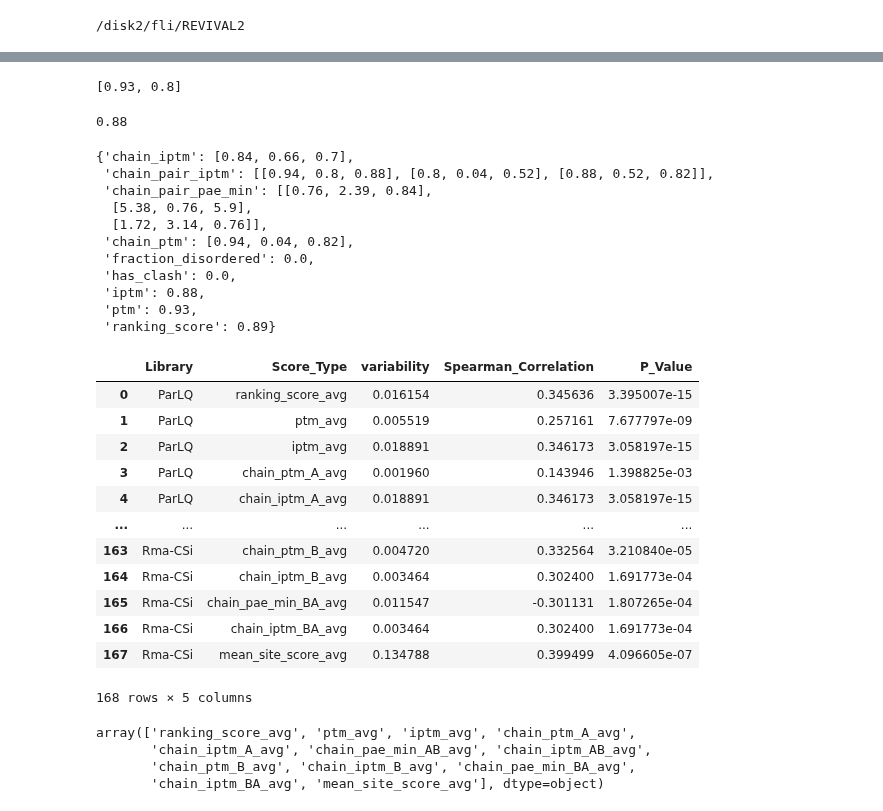
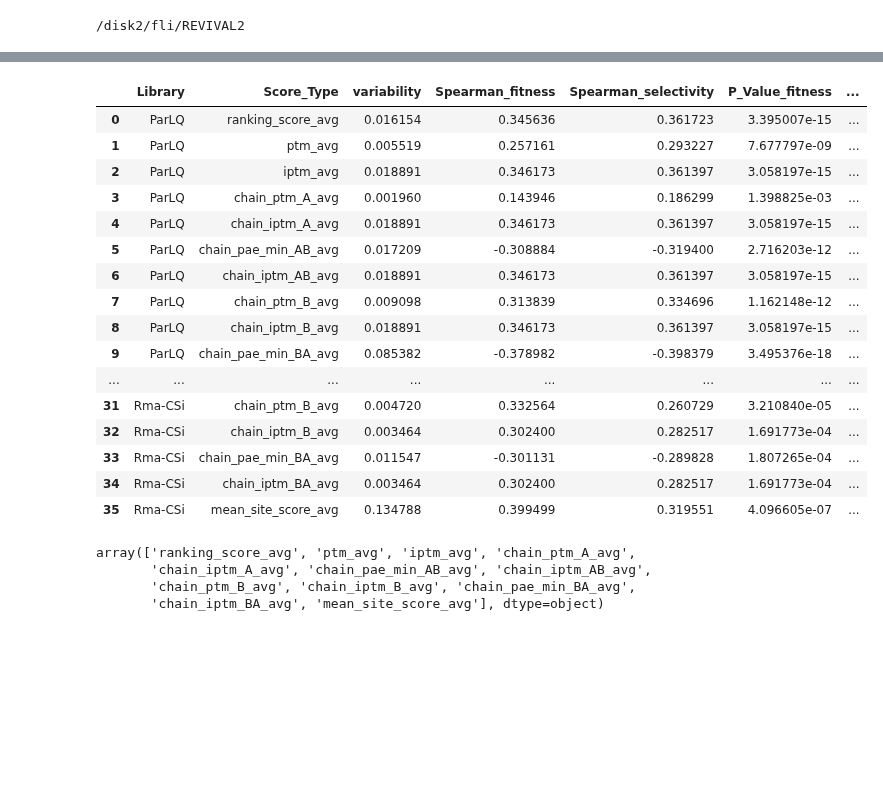
Before and after one commit to fhalab/substrate_aware_zs, a Jupyter notebook: sandbox/get_af3_score.ipynb, the cells around one changed output, grey strips where cells are left out. Drawn from its saved outputs; the diff is of its cells as text; code cells hidden in the pictures; blank space fills up the shorter version.

```diff
--- a/sandbox/get_af3_score.ipynb
+++ b/sandbox/get_af3_score.ipynb
@@ -36,25 +8,3 @@ json_dict
-# %%
-json_dict["chain_ptm"]
-# %% [output]
-[0.93, 0.8]
-# %%
-json_dict["chain_pair_iptm"][0][1]
-# %% [output]
-0.88
-# %%
-load_json("/disk2/fli/REVIVAL2/zs/af3/struct_seperate/ParLQ/f89a/f89a_summary_confidences.json")
-# %% [output]
-{'chain_iptm': [0.84, 0.66, 0.7],
- 'chain_pair_iptm': [[0.94, 0.8, 0.88], [0.8, 0.04, 0.52], [0.88, 0.52, 0.82]],
- 'chain_pair_pae_min': [[0.76, 2.39, 0.84],
-  [5.38, 0.76, 5.9],
-  [1.72, 3.14, 0.76]],
- 'chain_ptm': [0.94, 0.04, 0.82],
- 'fraction_disordered': 0.0,
- 'has_clash': 0.0,
- 'iptm': 0.88,
- 'ptm': 0.93,
- 'ranking_score': 0.89}
 # %%
 import pandas as pd
 import numpy as np
@@ -66,7 +16,12 @@ from REVIVAL.util import get_file_name
 results = []
 
 # Loop through the CSV files and calculate Spearman correlation
-for lib in sorted(glob("/disk2/fli/REVIVAL2/data/meta/not_scaled/*.csv")):
+# for lib in sorted(glob("/disk2/fli/REVIVAL2/data/meta/not_scaled/*.csv")):
+for lib in [
+    "/disk2/fli/REVIVAL2/data/meta/not_scaled/ParLQ.csv",
+    "/disk2/fli/REVIVAL2/data/meta/not_scaled/Rma-CB.csv",
+    "/disk2/fli/REVIVAL2/data/meta/not_scaled/Rma-CSi.csv"
+    ]:
     lib_name = get_file_name(lib)
     lib_df = pd.read_csv(lib)
     af3_df = pd.read_csv(f'/disk2/fli/REVIVAL2/zs/af3/score_joint/{lib_name}.csv')
@@ -78,51 +33,64 @@ for lib in sorted(glob("/disk2/fli/REVIVAL2/data/meta/not_scaled/*.csv")):
     std_c = [c for c in af3_df.columns if "std" in c and "disordered" not in c and "chain_pae_min_AA" not in c and "chain_pae_min_BB" not in c]
     agg_c = [c for c in af3_df.columns if "agg" in c and "disordered" not in c and "chain_pae_min_AA" not in c and "chain_pae_min_BB" not in c]
 
+    merge_cols = ["var", "fitness"]
+
+    if "selectivity" in lib_df.columns:
+        merge_cols.append("selectivity")
     # Merge dataframes on the 'var' column
-    merged_df = pd.merge(af3_df[["var"] + avg_c + std_c], lib_df[["var", "fitness"]], on="var", how="outer")
+    merged_df = pd.merge(af3_df[["var"] + avg_c + std_c], lib_df[merge_cols], on="var", how="outer")
 
     # Calculate Spearman correlation for each column in avg_c
     for c in avg_c:
         lib_df_valid = merged_df.copy()
-        valid_rows = lib_df_valid[["fitness", c]].dropna()
+        valid_rows = lib_df_valid[["fitness", "selectivity", c]].dropna()
         correlation, p_value = spearmanr(valid_rows["fitness"].values, valid_rows[c].values)
+        correlation_select, p_value_select = spearmanr(valid_rows["selectivity"].values, valid_rows[c].values)
         # correlation, p_value = spearmanr(merged_df["fitness"].values, merged_df[c].values)
         if "agg" not in c:
             std_col = merged_df[c.replace("avg", "std")].values
             results.append({
                 "Library": lib_name,
                 "Score_Type": c,
                 "variability": std_col.mean(),
-                "Spearman_Correlation": correlation,
-                "P_Value": p_value
+                "Spearman_fitness": correlation,
+                "Spearman_selectivity": correlation_select,
+                "P_Value_fitness": p_value,
+                "P_Value_selectivity": p_value_select
+
+
             })
         else:
             results.append({
                 "Library": lib_name,
                 "Score_Type": c,
                 "variability": np.nan,
                 "Spearman_Correlation ": correlation,
                 "P_Value": p_value
         })
 
 
 # Convert results into a DataFrame and display it as a table
 results_df = pd.DataFrame(results)
 results_df
 # %% [output]
-|  | Library | Score_Type | variability | Spearman_Correlation | P_Value |
-| 0 | ParLQ | ranking_score_avg | 0.016154 | 0.345636 | 3.395007e-15 |
-| 1 | ParLQ | ptm_avg | 0.005519 | 0.257161 | 7.677797e-09 |
-| 2 | ParLQ | iptm_avg | 0.018891 | 0.346173 | 3.058197e-15 |
-| 3 | ParLQ | chain_ptm_A_avg | 0.001960 | 0.143946 | 1.398825e-03 |
-| 4 | ParLQ | chain_iptm_A_avg | 0.018891 | 0.346173 | 3.058197e-15 |
-| ... | ... | ... | ... | ... | ... |
-| 163 | Rma-CSi | chain_ptm_B_avg | 0.004720 | 0.332564 | 3.210840e-05 |
-| 164 | Rma-CSi | chain_iptm_B_avg | 0.003464 | 0.302400 | 1.691773e-04 |
-| 165 | Rma-CSi | chain_pae_min_BA_avg | 0.011547 | -0.301131 | 1.807265e-04 |
-| 166 | Rma-CSi | chain_iptm_BA_avg | 0.003464 | 0.302400 | 1.691773e-04 |
-| 167 | Rma-CSi | mean_site_score_avg | 0.134788 | 0.399499 | 4.096605e-07 |
+|  | Library | Score_Type | variability | Spearman_fitness | Spearman_selectivity | P_Value_fitness | ... |
+| 0 | ParLQ | ranking_score_avg | 0.016154 | 0.345636 | 0.361723 | 3.395007e-15 | ... |
+| 1 | ParLQ | ptm_avg | 0.005519 | 0.257161 | 0.293227 | 7.677797e-09 | ... |
+| 2 | ParLQ | iptm_avg | 0.018891 | 0.346173 | 0.361397 | 3.058197e-15 | ... |
+| 3 | ParLQ | chain_ptm_A_avg | 0.001960 | 0.143946 | 0.186299 | 1.398825e-03 | ... |
+| 4 | ParLQ | chain_iptm_A_avg | 0.018891 | 0.346173 | 0.361397 | 3.058197e-15 | ... |
+| 5 | ParLQ | chain_pae_min_AB_avg | 0.017209 | -0.308884 | -0.319400 | 2.716203e-12 | ... |
+| 6 | ParLQ | chain_iptm_AB_avg | 0.018891 | 0.346173 | 0.361397 | 3.058197e-15 | ... |
+| 7 | ParLQ | chain_ptm_B_avg | 0.009098 | 0.313839 | 0.334696 | 1.162148e-12 | ... |
+| 8 | ParLQ | chain_iptm_B_avg | 0.018891 | 0.346173 | 0.361397 | 3.058197e-15 | ... |
+| 9 | ParLQ | chain_pae_min_BA_avg | 0.085382 | -0.378982 | -0.398379 | 3.495376e-18 | ... |
+| ... | ... | ... | ... | ... | ... | ... | ... |
+| 31 | Rma-CSi | chain_ptm_B_avg | 0.004720 | 0.332564 | 0.260729 | 3.210840e-05 | ... |
+| 32 | Rma-CSi | chain_iptm_B_avg | 0.003464 | 0.302400 | 0.282517 | 1.691773e-04 | ... |
+| 33 | Rma-CSi | chain_pae_min_BA_avg | 0.011547 | -0.301131 | -0.289828 | 1.807265e-04 | ... |
+| 34 | Rma-CSi | chain_iptm_BA_avg | 0.003464 | 0.302400 | 0.282517 | 1.691773e-04 | ... |
+| 35 | Rma-CSi | mean_site_score_avg | 0.134788 | 0.399499 | 0.319551 | 4.096605e-07 | ... |
-168 rows × 5 columns
 # %%
 results_df["Score_Type"].unique()
 # %% [output]
```
Also changed, not shown: parts of 18 cells of this notebook, 12 other files.
